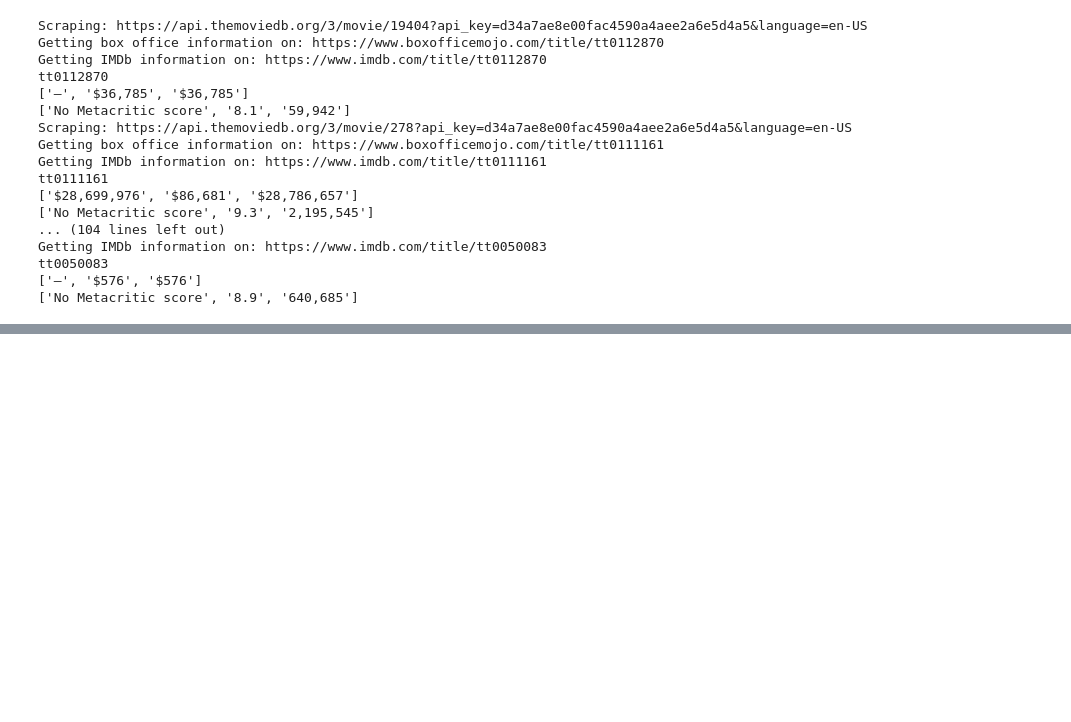
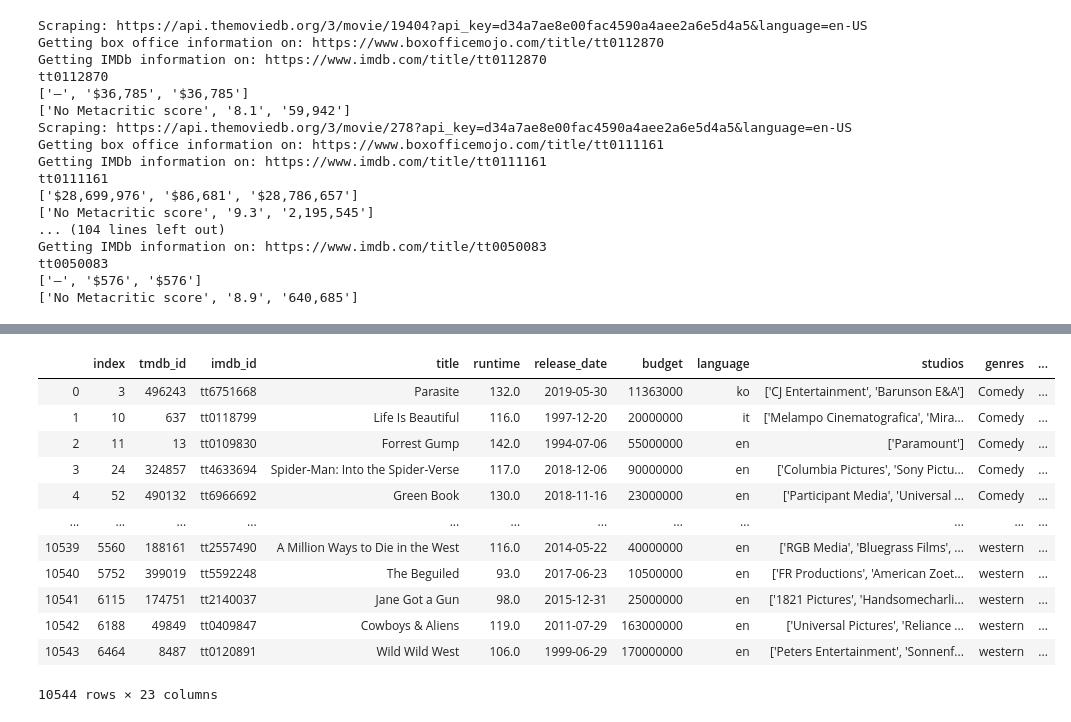
Before and after one commit to JohnTheTripper/MovieProjectFIDS, a Jupyter notebook: The movie DB code .ipynb, the cells around one changed output, grey strips where cells are left out. Cells and saved outputs as stored; diff of their text form; code cells hidden in the pictures; blank space fills up the shorter version.

```diff
--- a/The movie DB code .ipynb
+++ b/The movie DB code .ipynb
@@ -420,0 +447,20 @@ tt0050083
+# %%
+Bud_com = Bud[Bud['genres'].str.contains('Comedy')].
+Bud_act = Bud[Bud['genres'].str.contains('Action')]
+Bud_adv = Bud[Bud['genres'].str.contains('Adventure')]
+Bud_ani = Bud[Bud['genres'].str.contains('Animation')]
+Bud_cri = Bud[Bud['genres'].str.contains('Crime')]
+Bud_dra = Bud[Bud['genres'].str.contains('Drama')]
+Bud_fam = Bud[Bud['genres'].str.contains('Family')]
+Bud_fan = Bud[Bud['genres'].str.contains('Fantasy')]
+Bud_his = Bud[Bud['genres'].str.contains('History')]
+Bud_hor = Bud[Bud['genres'].str.contains('Horror')]
+Bud_mus = Bud[Bud['genres'].str.contains('Music')]
+Bud_mys = Bud[Bud['genres'].str.contains('Mystery')]
+Bud_rom = Bud[Bud['genres'].str.contains('Romance')]
+Bud_sci = Bud[Bud['genres'].str.contains('Science Fiction')]
+Bud_thr = Bud[Bud['genres'].str.contains('Thriller')]
+Bud_war = Bud[Bud['genres'].str.contains('War')]
+Bud_wes = Bud[Bud['genres'].str.contains('Western')]
+# %%
+Bud_wes['genres'] = Bud_wes['genres'].apply(lambda x: 'western')
@@ -420,0 +473,17 @@ tt0050083
+# %%
+Bud_com['genres'] = Bud_com['genres'].apply(lambda x: 'Comedy')
+Bud_act['genres']= Bud_act['genres'].apply(lambda x: 'Action')
+Bud_adv['genres'] = Bud_adv['genres'].apply(lambda x: 'Adventure')
+Bud_ani['genres'] = Bud_ani['genres'].apply(lambda x: 'Animation')
+Bud_cri['genres'] = Bud_cri['genres'].apply(lambda x: 'Crime')
+Bud_dra['genres'] = Bud_dra['genres'].apply(lambda x: 'Drama')
+Bud_fam['genres'] = Bud_fam['genres'].apply(lambda x: 'Family')
+Bud_fan['genres'] = Bud_fan['genres'].apply(lambda x: 'Fantasy')
+Bud_his['genres'] = Bud_his['genres'].apply(lambda x: 'History')
+Bud_hor['genres'] = Bud_hor['genres'].apply(lambda x: 'Horror')
+Bud_mus['genres'] = Bud_mus['genres'].apply(lambda x: 'Music')
+Bud_mys['genres'] = Bud_mys['genres'].apply(lambda x: 'Mystery')
+Bud_rom['genres'] = Bud_rom['genres'].apply(lambda x: 'Romance')
+Bud_sci['genres'] = Bud_sci['genres'].apply(lambda x: 'Science Fiction')
+Bud_thr['genres'] = Bud_thr['genres'].apply(lambda x: 'Thriller')
+Bud_war['genres'] = Bud_war['genres'].apply(lambda x: 'War')
@@ -420,0 +538,17 @@ tt0050083
+# %%
+result2 = result.drop(columns= 'Unnamed: 0').drop(index=1).reset_index()
+result2
+# %% [output]
+|  | index | tmdb_id | imdb_id | title | runtime | release_date | budget | language | studios | genres | ... |
+| 0 | 3 | 496243 | tt6751668 | Parasite | 132.0 | 2019-05-30 | 11363000 | ko | ['CJ Entertainment', 'Barunson E&A'] | Comedy | ... |
+| 1 | 10 | 637 | tt0118799 | Life Is Beautiful | 116.0 | 1997-12-20 | 20000000 | it | ['Melampo Cinematografica', 'Mira... | Comedy | ... |
+| 2 | 11 | 13 | tt0109830 | Forrest Gump | 142.0 | 1994-07-06 | 55000000 | en | ['Paramount'] | Comedy | ... |
+| 3 | 24 | 324857 | tt4633694 | Spider-Man: Into the Spider-Verse | 117.0 | 2018-12-06 | 90000000 | en | ['Columbia Pictures', 'Sony Pictu... | Comedy | ... |
+| 4 | 52 | 490132 | tt6966692 | Green Book | 130.0 | 2018-11-16 | 23000000 | en | ['Participant Media', 'Universal ... | Comedy | ... |
+| ... | ... | ... | ... | ... | ... | ... | ... | ... | ... | ... | ... |
+| 10539 | 5560 | 188161 | tt2557490 | A Million Ways to Die in the West | 116.0 | 2014-05-22 | 40000000 | en | ['RGB Media', 'Bluegrass Films', ... | western | ... |
+| 10540 | 5752 | 399019 | tt5592248 | The Beguiled | 93.0 | 2017-06-23 | 10500000 | en | ['FR Productions', 'American Zoet... | western | ... |
+| 10541 | 6115 | 174751 | tt2140037 | Jane Got a Gun | 98.0 | 2015-12-31 | 25000000 | en | ['1821 Pictures', 'Handsomecharli... | western | ... |
+| 10542 | 6188 | 49849 | tt0409847 | Cowboys & Aliens | 119.0 | 2011-07-29 | 163000000 | en | ['Universal Pictures', 'Reliance ... | western | ... |
+| 10543 | 6464 | 8487 | tt0120891 | Wild Wild West | 106.0 | 1999-06-29 | 170000000 | en | ['Peters Entertainment', 'Sonnenf... | western | ... |
+10544 rows × 23 columns
```
Also changed, not shown: parts of 24 cells of this notebook.
